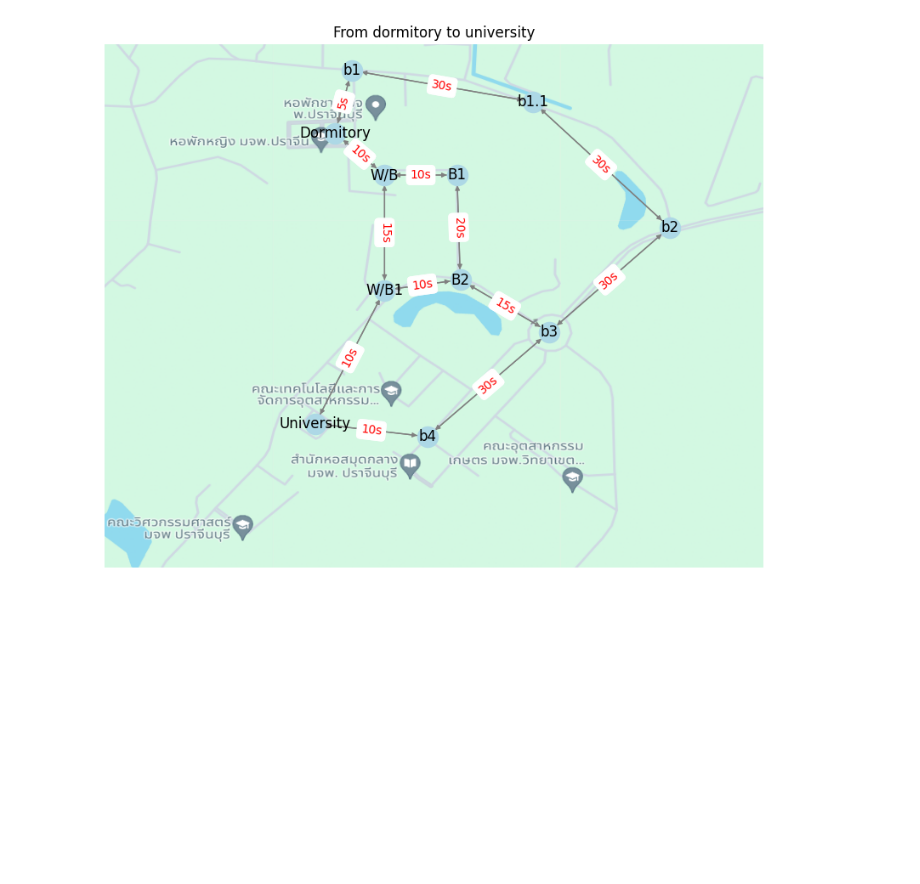
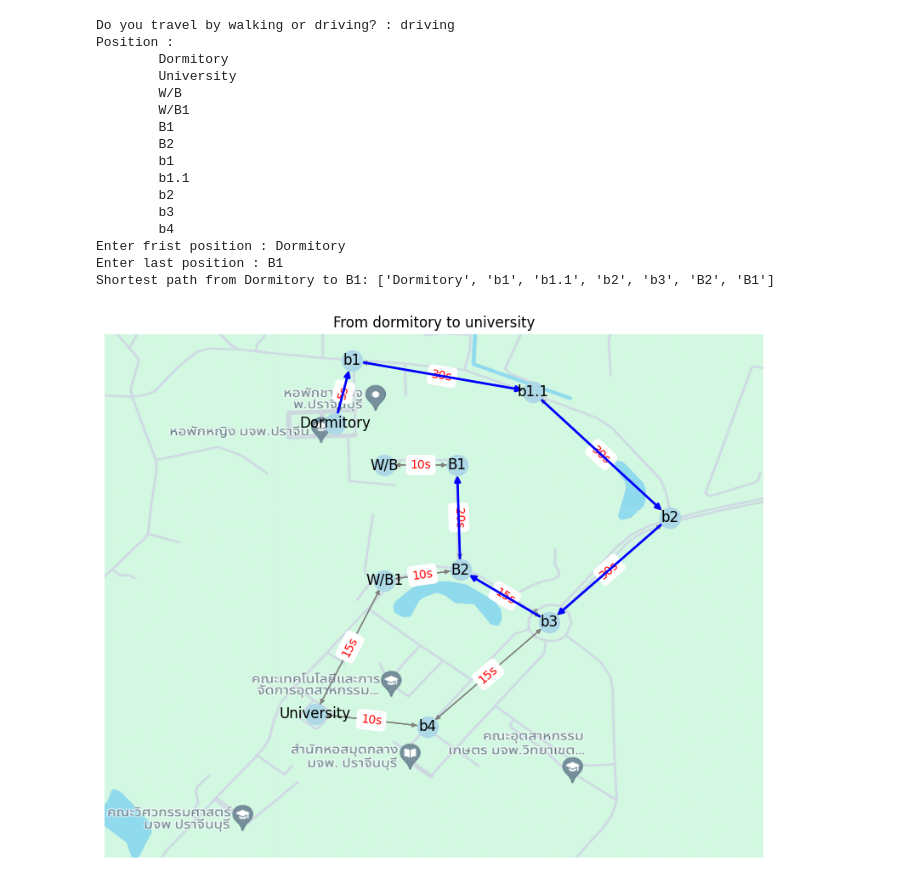
Before and after one commit to Feev004/Colab, a Jupyter notebook: Dormitory.ipynb, the cells around one changed output. Saved outputs shown, nothing was run; the diff lists cells and outputs as text; code cells hidden in the pictures; blank space fills up the shorter version.

```diff
--- a/Dormitory.ipynb
+++ b/Dormitory.ipynb
@@ -5,10 +5,13 @@ import networkx as nx
 import matplotlib.pyplot as plt
 import matplotlib.image as mpimg
 
-# ขั้นตอนที่ 1: สร้างกราฟพร้อมตำแหน่งและระยะทาง
-position = ['Dormitory', 'University', 'W/B1', 'B1', 'W/B', 'B2',
+# สร้างกราฟพร้อมตำแหน่งและระยะทาง
+position = ['Dormitory', 'University',
+            'W/B1', 'B1', 'W/B', 'B2',
             'b1', 'b1.1', 'b2', 'b3', 'b4']
-distances = {
+char = input(f"Do you travel by walking or driving? : ")
+if char == "walking":
+  distances = {
     ('Dormitory', 'W/B'): 10, ('W/B', 'Dormitory'): 10,
     ('Dormitory', 'b1'): 5, ('b1', 'Dormitory'): 5,
     ('b1', 'b1.1'): 30, ('b1.1', 'b1'): 30,
@@ -21,8 +24,23 @@ distances = {
     ('b3', 'B2') : 15, ('B2', 'b3') : 15,
     ('B2', 'W/B1'): 10, ('W/B1', 'B2'): 10,
     ('b4', 'University'): 10, ('University', 'b4'): 10,
-    ('W/B1', 'University'): 10, ('University', 'W/B1'): 10
-}
+    ('W/B1', 'University'): 15, ('University', 'W/B1'): 15
+    }
+elif char == "driving":
+  distances = {
+    ('Dormitory', 'W/B'): 10, ('W/B', 'Dormitory'): 10,
+    ('Dormitory', 'b1'): 5, ('b1', 'Dormitory'): 5,
+    ('b1', 'b1.1'): 30, ('b1.1', 'b1'): 30,
+    ('b1.1', 'b2'): 30, ('b2', 'b1.1'): 30,
+    ('b2', 'b3'): 30, ('b3', 'b2'): 30,
+    ('b3', 'b4'): 15, ('b4', 'b3'): 15,
+    ('b3', 'B2') : 15, ('B2', 'b3') : 15,
+    ('B2', 'W/B1'): 10, ('W/B1', 'B2'): 10,
+    ('W/B', 'B1'): 10, ('B1', 'W/B'): 10,
+    ('B1', 'B2'): 20, ('B2', 'B1'): 20,
+    ('b4', 'University'): 10, ('University', 'b4'): 10,
+    ('W/B1', 'University'): 15, ('University', 'W/B1'): 15
+    }
 
 # สร้างกราฟกำกับ
 G = nx.DiGraph()
@@ -34,35 +52,65 @@ G.add_nodes_from(position)
 for (point1, point2), distance in distances.items():
     G.add_edge(point1, point2, weight=distance)
     # หมายเหตุ: เพิ่มขอบในทิศทางเดียวเท่านั้นเพื่อให้มีทิศทาง
+    G.add_edge(point2, point1, weight=distance)  # Ensure the graph is bidirectional
 
 # โหลดภาพพื้นหลัง
 img = mpimg.imread('Dormitory.png')  # แทนที่ 'Dormitory.png' ด้วยเส้นทางรูปภาพของคุณ
 
 # กำหนดตำแหน่งของโหนดด้วยตนเองเพื่อให้พอดีกับรูปภาพ
 pos = {
     'University': (-0.36, -0.45),  #(v,h)
     'Dormitory': (-0.3, 0.66),
     'W/B': (-0.15, 0.5),
     'W/B1': (-0.15, 0.06),
     'B1': (0.07, 0.5),
     'B2': (0.08, 0.1),
     'b1' : (-0.25, 0.9),
     'b1.1' : (0.3,0.78),
     'b2' : (0.715, 0.3),
     'b3' : (0.35, -0.1),
     'b4' : (-0.02,-0.5)
 }
 
-# สร้างพล็อต
+print(f"Position : \n\tDormitory\n\tUniversity\n\tW/B\n\tW/B1\n\tB1\n\tB2\n\tb1\n\tb1.1\n\tb2\n\tb3\n\tb4")
+number1 = input("Enter frist position : ")
+number2 = input("Enter last position : ")
+
+# Find the shortest path from 'Ant' to 'G'
+shortest_path = nx.shortest_path(G, source= number1, target= number2, weight='weight')  #function shotest_path ของ networkx
+print(f"Shortest path from {number1} to {number2}: {shortest_path}")
+
+# คำสั่งนี้จะสร้างกราฟของคลื่นไซน์ขนาด 10 นิ้ว x 8 นิ้วพร้อมชื่อแกนและหัวเรื่อง
 plt.figure(figsize=(10, 8))
 
 # แสดงภาพ
 plt.imshow(img, extent=[-1, 1, -1, 1], aspect='auto')
 
 # วาดกราฟ
 nx.draw(G, pos, with_labels=True, node_color='lightblue', node_size=300, edge_color='grey', arrowsize=8, connectionstyle='arc3, rad=0')
 nx.draw_networkx_edge_labels(G, pos, edge_labels={(u, v): f'{d["weight"]}s' for u, v, d in G.edges(data=True)}, font_color='red')
+
+# Highlight the shortest path
+path_edges = list(zip(shortest_path, shortest_path[1:]))  #shortest_path (original): ['Ant', 'E', 'G']  shortest_path[1:] (sliced): ['E', 'G']
+nx.draw_networkx_edges(G, pos, edgelist=path_edges, edge_color='blue', width=2)
+
 plt.title("From dormitory to university")
 plt.show()
 # %% [output]
+Do you travel by walking or driving? : driving
+Position :
+        Dormitory
+        University
+        W/B
+        W/B1
+        B1
+        B2
+        b1
+        b1.1
+        b2
+        b3
+        b4
+Enter frist position : Dormitory
+Enter last position : B1
+Shortest path from Dormitory to B1: ['Dormitory', 'b1', 'b1.1', 'b2', 'b3', 'B2', 'B1']
-[figure, old version]
+[figure, new version]
```
